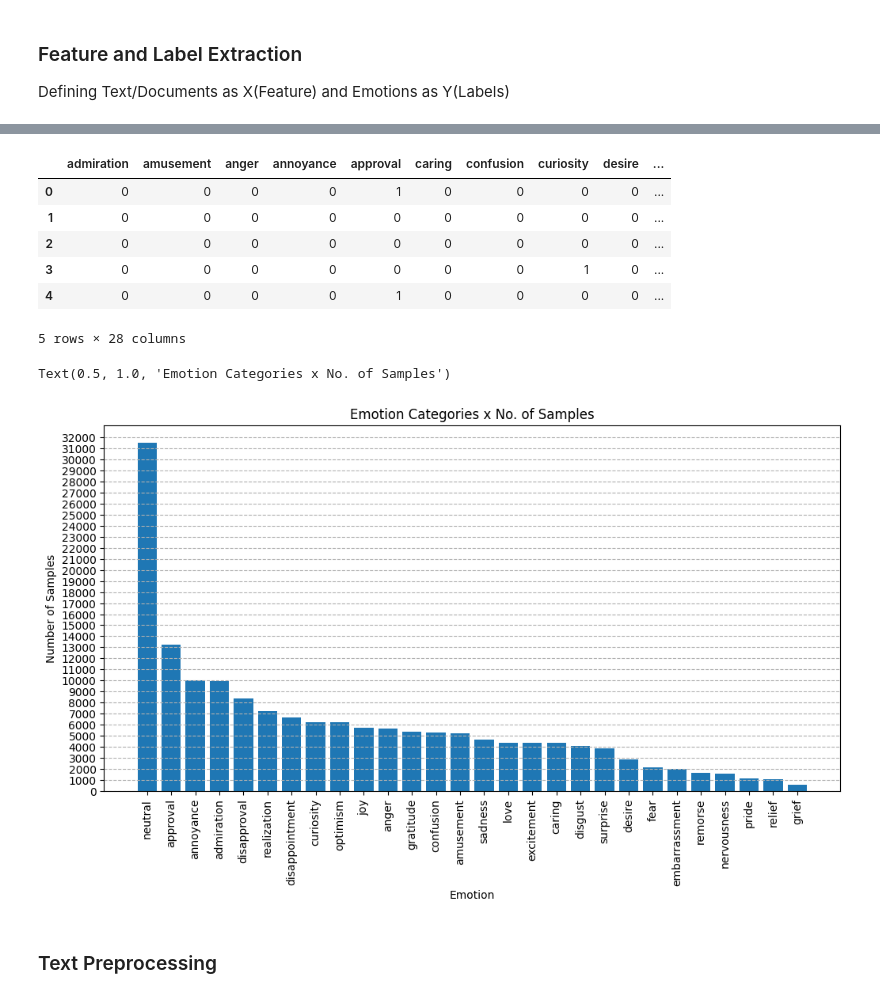
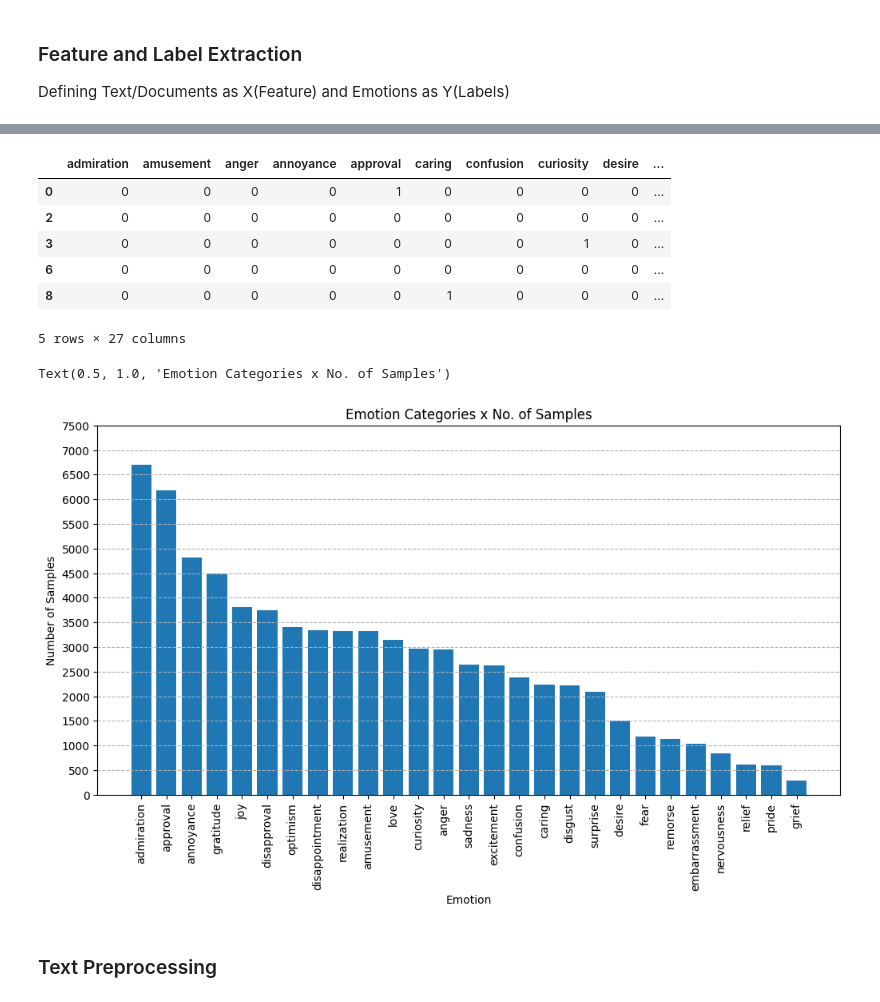
Before and after one commit to Rooneyish/GoEmotion_Classification, a Jupyter notebook: Go_Emotion_Classification.ipynb, the cells around one changed output, grey strips where cells are left out. Saved outputs shown, nothing was run; the diff lists cells and outputs as text; code cells hidden in the pictures.

Commit message:
Remove Neutral  Class, Retrain with 27 classes and evluation with performance metrics on test set

```diff
--- a/Go_Emotion_Classification.ipynb
+++ b/Go_Emotion_Classification.ipynb
@@ -178,6 +187,10 @@ master_df.head()
 master_df.shape
 # %% [output]
 (58011, 29)
+# %%
+master_emotions_df = master_df[master_df['neutral']==0].copy()
+# %%
+master_emotions_df = master_emotions_df.drop(columns=['neutral'])
 # %% [markdown]
 ### Feature and Label Extraction
 Defining Text/Documents as X(Feature) and Emotions as Y(Labels)
@@ -194,30 +207,30 @@ X.head()
 Name: text, dtype: object
 # %%
-y = master_df.iloc[:,1:]
+y = master_emotions_df.iloc[:,1:]
 # %%
 y.head()
 # %% [output]
 |  | admiration | amusement | anger | annoyance | approval | caring | confusion | curiosity | desire | ... |
 | 0 | 0 | 0 | 0 | 0 | 1 | 0 | 0 | 0 | 0 | ... |
-| 1 | 0 | 0 | 0 | 0 | 0 | 0 | 0 | 0 | 0 | ... |
 | 2 | 0 | 0 | 0 | 0 | 0 | 0 | 0 | 0 | 0 | ... |
 | 3 | 0 | 0 | 0 | 0 | 0 | 0 | 0 | 1 | 0 | ... |
-| 4 | 0 | 0 | 0 | 0 | 1 | 0 | 0 | 0 | 0 | ... |
+| 6 | 0 | 0 | 0 | 0 | 0 | 0 | 0 | 0 | 0 | ... |
+| 8 | 0 | 0 | 0 | 0 | 0 | 1 | 0 | 0 | 0 | ... |
-5 rows × 28 columns
+5 rows × 27 columns
 # %%
 cols_num_rows = y.sum(axis=0).sort_values(ascending = False)
 # %%
 plt.figure(figsize=(12, 6))
 plt.bar(cols_num_rows.index, cols_num_rows.values)
 plt.xticks(rotation=90)
-plt.yticks(np.arange(0, 33000, 1000))
+plt.yticks(np.arange(0, 8000, 500))
 plt.xlabel("Emotion")
 plt.ylabel("Number of Samples")
 plt.grid(axis='y', linestyle='--')
 plt.title("Emotion Categories x No. of Samples")
 # %% [output]
 Text(0.5, 1.0, 'Emotion Categories x No. of Samples')
-[figure, old version]
+[figure, new version]
 # %% [markdown]
 ### Text Preprocessing
 # %% [markdown]
```
Also changed, not shown: parts of 22 cells of this notebook, 3 other files.
